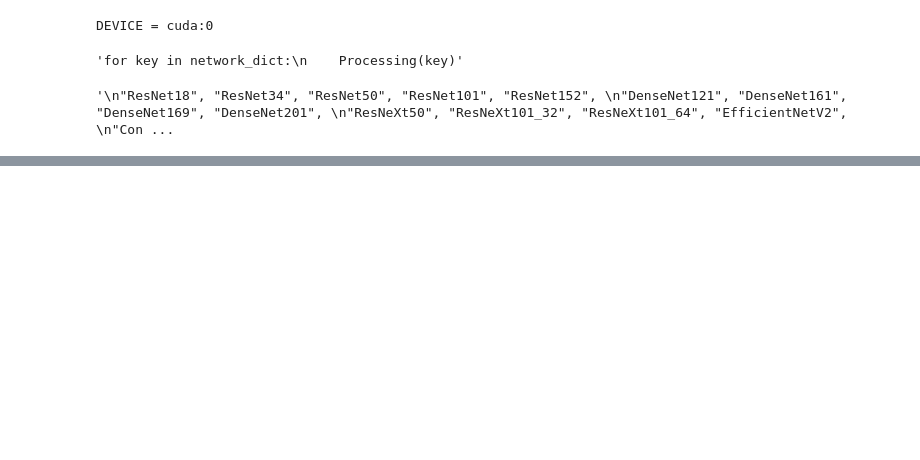
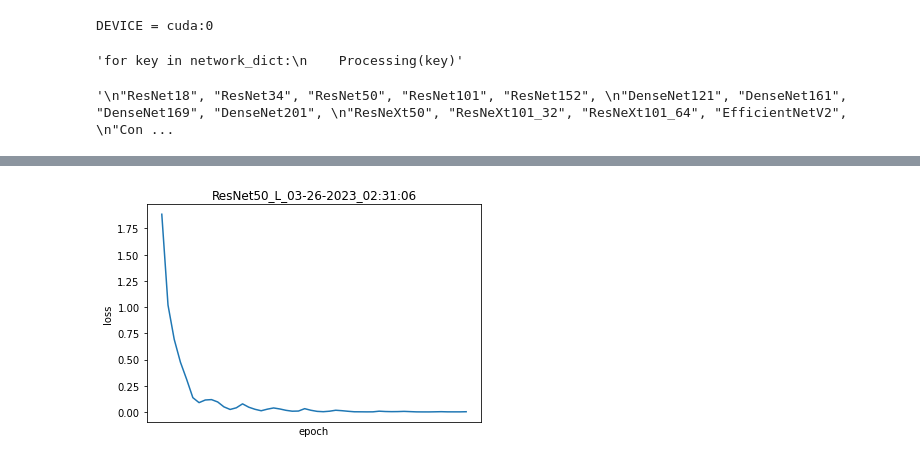
Before and after one commit to HanhengHe/BigDataCourseProj, a Jupyter notebook: bigdataproj.ipynb, the cells around one changed output, grey strips where cells are left out. Saved outputs shown, nothing was run; the diff lists cells and outputs as text; code cells hidden in the pictures; blank space fills up the shorter version.

```diff
--- a/bigdataproj.ipynb
+++ b/bigdataproj.ipynb
@@ -455,0 +497,3 @@ Processing("ResNet101", outputFrequence=1)
+# %%
+Processing("ResNet50", lrChangeFq=5, outputFrequence=10)
+# %% [output]
@@ -456 +513,2 @@ Processing("ResNet101", outputFrequence=1)
+[figure, added]
 # %%
```
Also changed, not shown: parts of 17 cells of this notebook.
